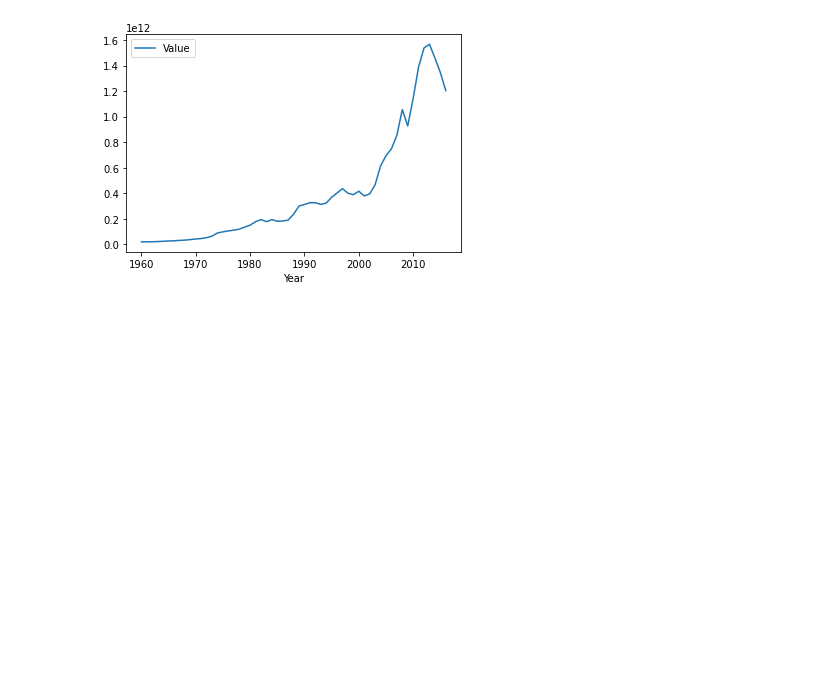
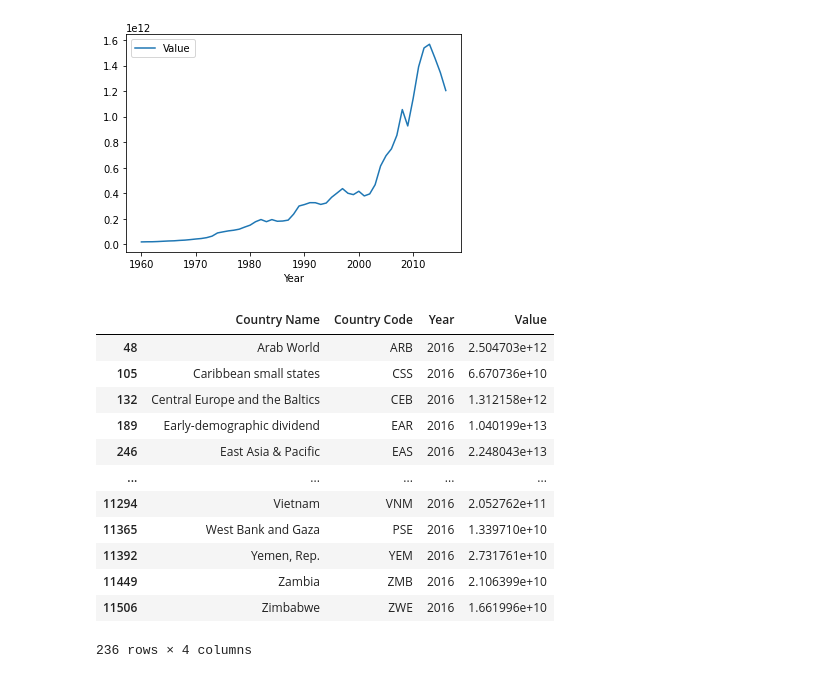
Before and after one commit to n-y-kim/BoostCourse-DataScience, a Jupyter notebook: file-path/oecd-data.ipynb, the cells around one changed output. Cells and saved outputs as stored; diff of their text form; code cells hidden in the pictures; blank space fills up the shorter version.

```diff
--- a/file-path/oecd-data.ipynb
+++ b/file-path/oecd-data.ipynb
@@ -80,3 +80,25 @@ AUS.plot.line(x='Year')
 # %% [output]
 <AxesSubplot:xlabel='Year'>
 [figure]
+# %%
+is_2016 = df['Year'] == 2016
+
+# 조건를 충족하는 데이터를 필터링하여 새로운 변수에 저장합니다.
+year2016 = df[is_2016]
+
+# 결과를 출력합니다.
+year2016
+# %% [output]
+|  | Country Name | Country Code | Year | Value |
+| 48 | Arab World | ARB | 2016 | 2.504703e+12 |
+| 105 | Caribbean small states | CSS | 2016 | 6.670736e+10 |
+| 132 | Central Europe and the Baltics | CEB | 2016 | 1.312158e+12 |
+| 189 | Early-demographic dividend | EAR | 2016 | 1.040199e+13 |
+| 246 | East Asia & Pacific | EAS | 2016 | 2.248043e+13 |
+| ... | ... | ... | ... | ... |
+| 11294 | Vietnam | VNM | 2016 | 2.052762e+11 |
+| 11365 | West Bank and Gaza | PSE | 2016 | 1.339710e+10 |
+| 11392 | Yemen, Rep. | YEM | 2016 | 2.731761e+10 |
+| 11449 | Zambia | ZMB | 2016 | 2.106399e+10 |
+| 11506 | Zimbabwe | ZWE | 2016 | 1.661996e+10 |
+236 rows × 4 columns
```
Also changed, not shown: parts of 6 cells of this notebook, 6 other files.
